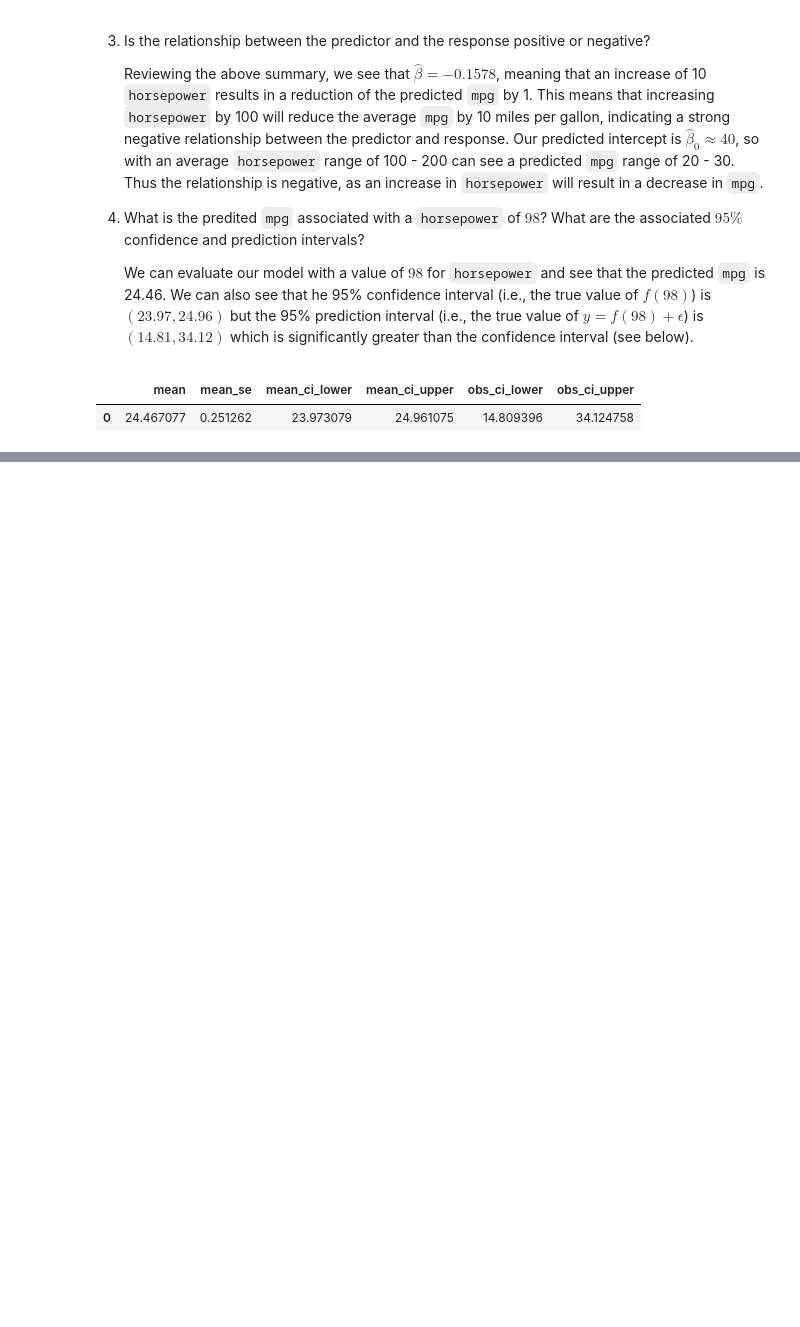
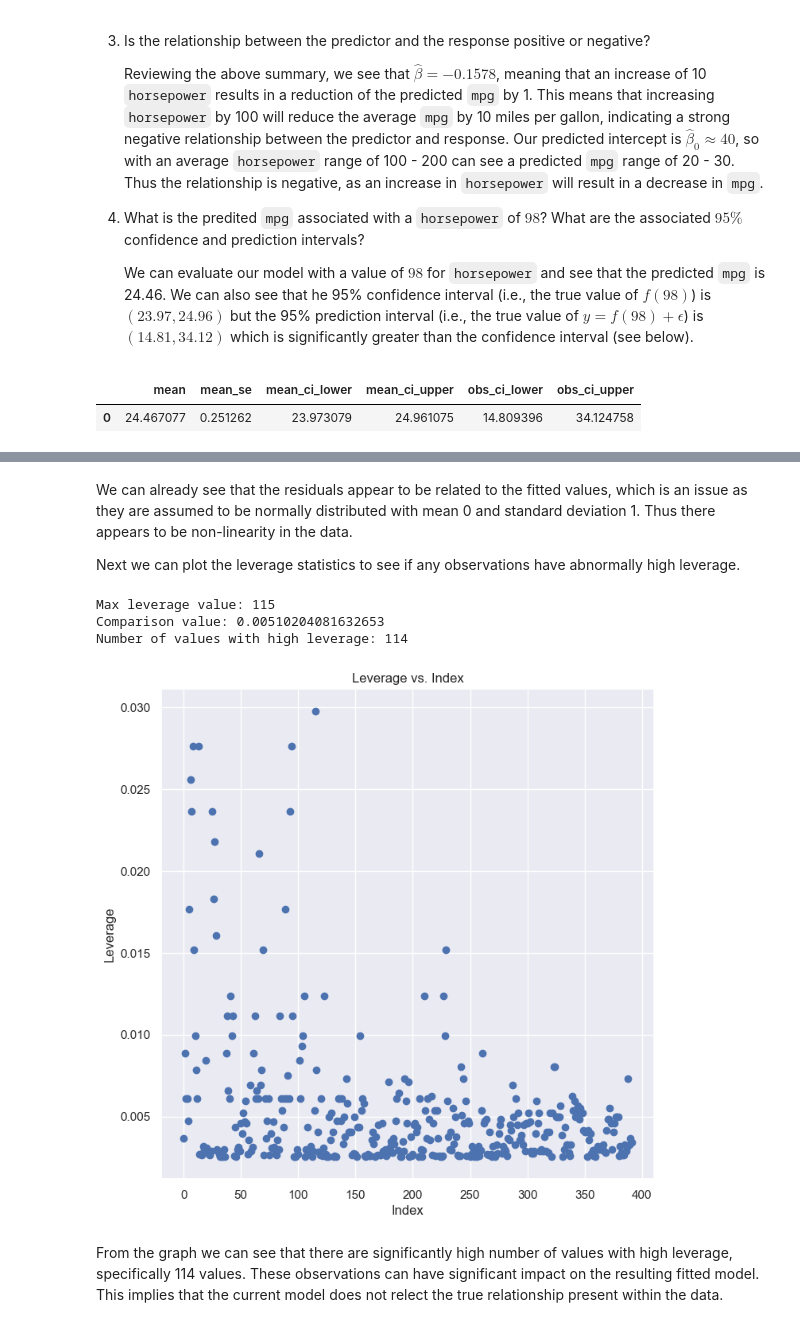
Before and after one commit to justingroves/ISLP, a Jupyter notebook: Jupyter Labs/Chapter 3 Linear Regression/3.7 Exercises.ipynb, the cells around one changed output, grey strips where cells are left out. Saved outputs shown, nothing was run; the diff lists cells and outputs as text; code cells hidden in the pictures; blank space fills up the shorter version.

```diff
--- a/Jupyter Labs/Chapter 3 Linear Regression/3.7 Exercises.ipynb
+++ b/Jupyter Labs/Chapter 3 Linear Regression/3.7 Exercises.ipynb
@@ -354,0 +433,21 @@ display(results.get_prediction(new_X).summary_frame(alpha=0.05))
+# %% [markdown]
+We can already see that the residuals appear to be related to the fitted values, which is an issue as they are assumed to be normally distributed with mean 0 and standard deviation 1. Thus there appears to be non-linearity in the data.
+
+Next we can plot the leverage statistics to see if any observations have abnormally high leverage.
+# %%
+infl = results.get_influence()
+ax = plt.subplots(figsize=(8,8))[1]
+ax.scatter(np.arange(X.shape[0]), infl.hat_matrix_diag)
+ax.set_xlabel('Index')
+ax.set_ylabel('Leverage')
+plt.title('Leverage vs. Index')
+print(f'Max leverage value: {np.argmax(infl.hat_matrix_diag)}')
+print(f'Comparison value: {2/Auto.shape[0]}')
+print(f'Number of values with high leverage: {(infl.hat_matrix_diag > 2/Auto.shape[0]).sum()}')
+# %% [output]
+Max leverage value: 115
+Comparison value: 0.00510204081632653
+Number of values with high leverage: 114
+[figure, added]
+# %% [markdown]
+From the graph we can see that there are significantly high number of values with high leverage, specifically 114 values. These observations can have significant impact on the resulting fitted model. This implies that the current model does not relect the true relationship present within the data.
```
Also changed, not shown: parts of 8 cells of this notebook.
